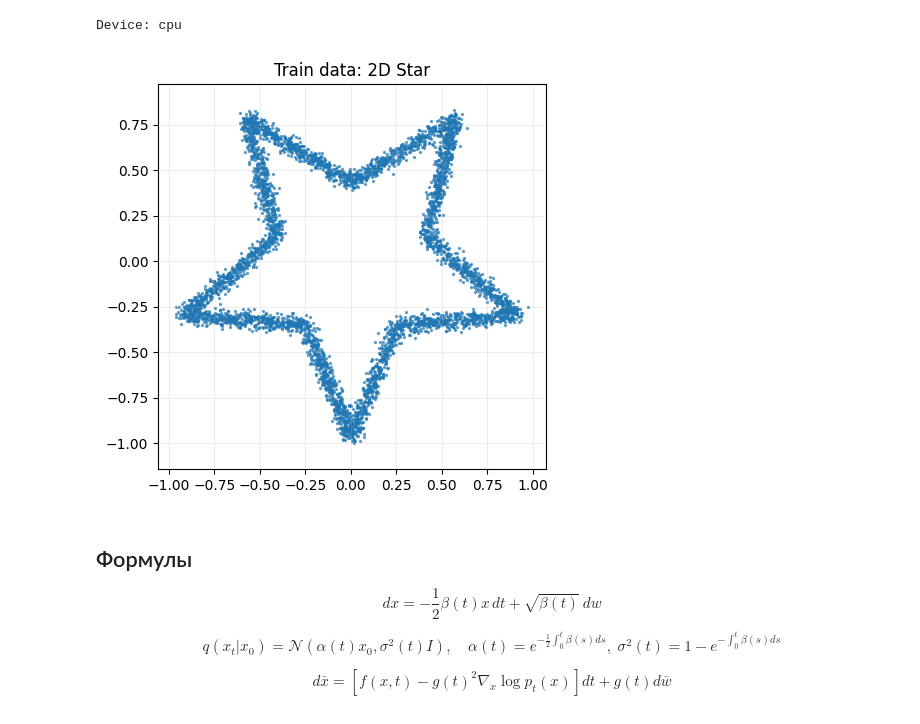
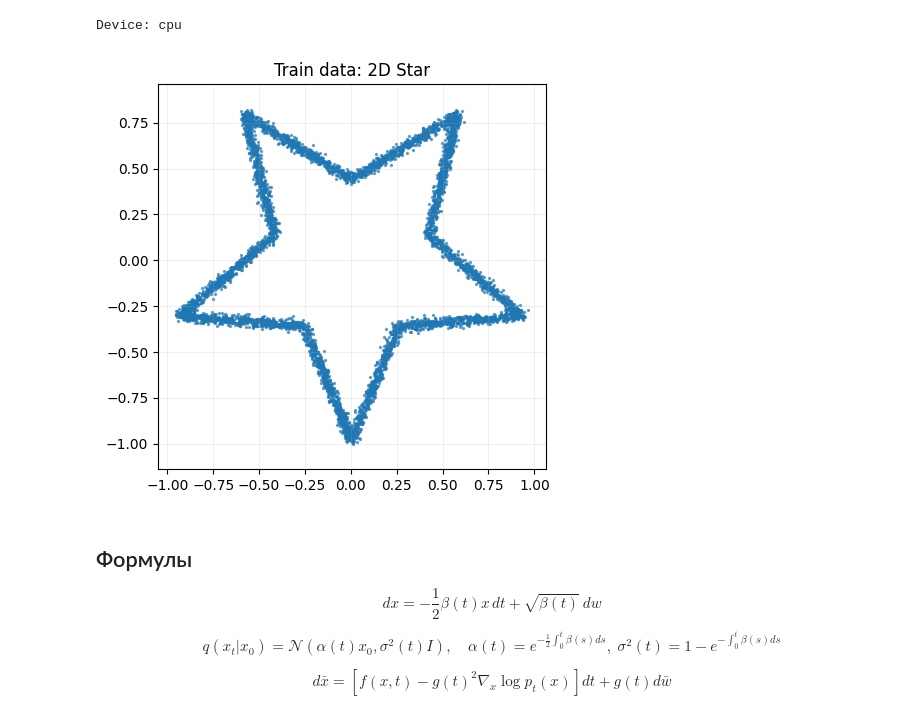
Before and after one commit to ilya2309548/bayesian-methods, a Jupyter notebook: cv/HW3.ipynb, the cells around one changed output. Drawn from its saved outputs; the diff is of its cells as text; code cells hidden in the pictures.

```diff
--- a/cv/HW3.ipynb
+++ b/cv/HW3.ipynb
@@ -25,7 +25,7 @@ print('Device:', DEVICE)
 # %% [output]
 Device: cpu
 # %%
-def make_star_dataset(n_samples=4000, noise=0.03, r_inner=0.45, r_outer=1.0, n_arms=5):
+def make_star_dataset(n_samples=4000, noise=0.015, r_inner=0.45, r_outer=1.0, n_arms=5):
     """Сэмплируем точки рядом с контуром пятиконечной звезды."""
     # вершины звезды (чередуем внешние/внутренние)
     angles_outer = np.linspace(0, 2 * np.pi, n_arms, endpoint=False) - np.pi / 2
@@ -37,35 +37,35 @@ def make_star_dataset(n_samples=4000, noise=0.03, r_inner=0.45, r_outer=1.0, n_a
     vertices = []
     for i in range(n_arms):
         vertices.append(outer[i])
         vertices.append(inner[i])
     vertices = np.array(vertices, dtype=np.float32)
 
     # ребра: (v_i -> v_{i+1})
     edges = [(vertices[i], vertices[(i + 1) % len(vertices)]) for i in range(len(vertices))]
 
     pts = []
     for _ in range(n_samples):
         a, b = edges[np.random.randint(0, len(edges))]
         u = np.random.rand()
         p = (1 - u) * a + u * b
         p += np.random.randn(2) * noise
         pts.append(p)
 
     x = np.array(pts, dtype=np.float32)
     x = x / (np.abs(x).max() + 1e-6)  # roughly in [-1, 1]
     return x
 
-X = make_star_dataset(n_samples=5000, noise=0.025)
+X = make_star_dataset(n_samples=6000, noise=0.015)
 X_tensor = torch.from_numpy(X)
 
 plt.figure(figsize=(5, 5))
 plt.scatter(X[:, 0], X[:, 1], s=2, alpha=0.6)
 plt.title('Train data: 2D Star')
 plt.axis('equal')
 plt.grid(alpha=0.2)
 plt.show()
 # %% [output]
-[figure, old version]
+[figure, new version]
 # %% [markdown]
 ## Формулы
 
```
Also changed, not shown: parts of 13 cells of this notebook, 1 other file.
